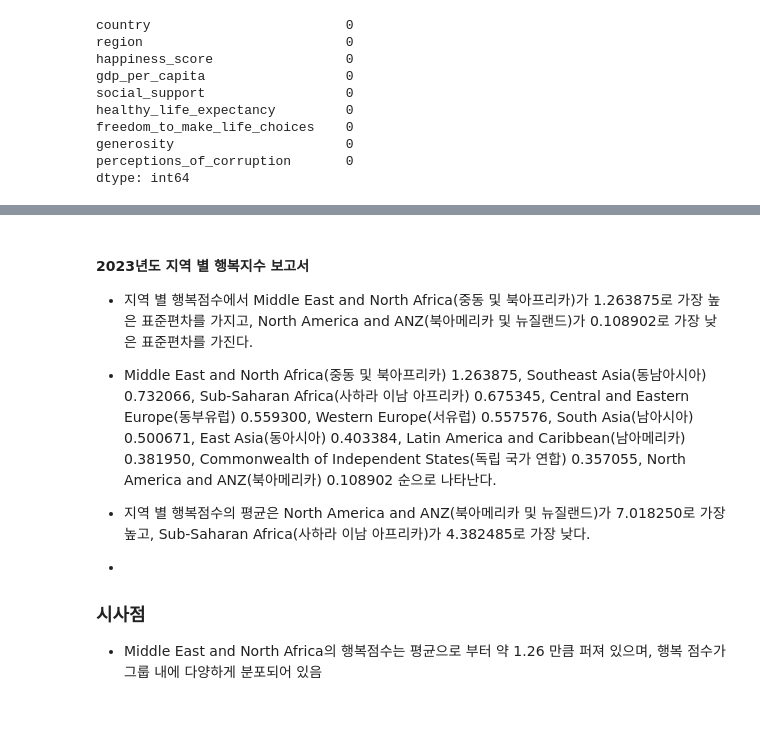
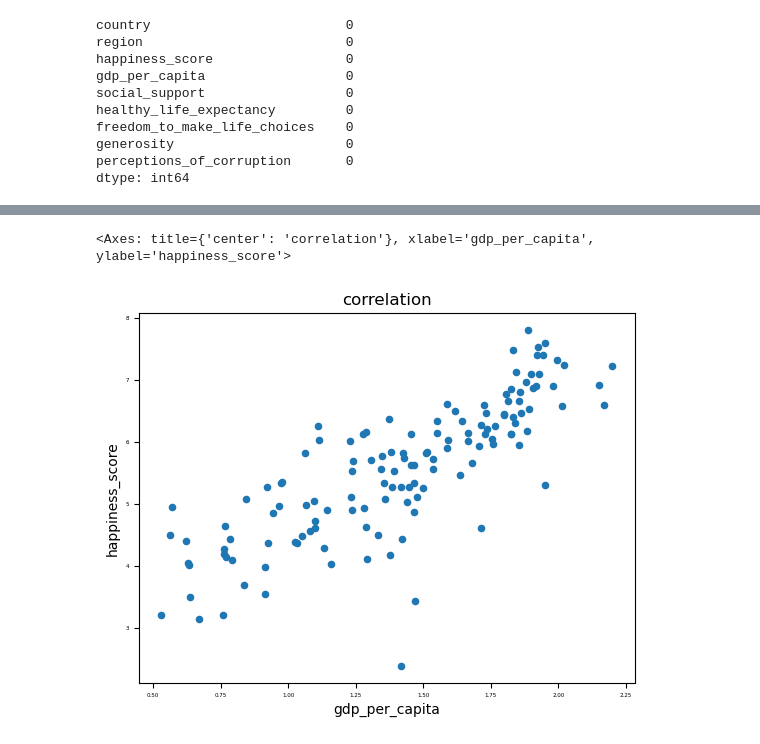
Before and after one commit to songseogyeong/study_data_analysis, a Jupyter notebook: c_pandas/pandas_task.ipynb, the cells around one changed output, grey strips where cells are left out. Cells and saved outputs as stored; diff of their text form; code cells hidden in the pictures; blank space fills up the shorter version.

```diff
--- a/c_pandas/pandas_task.ipynb
+++ b/c_pandas/pandas_task.ipynb
@@ -307,14 +396,6 @@ hp_std_df.plot(title='std', x='region', y='happiness_score', fontsize='4', kind=
-# %% [markdown]
-#### 2023년도 지역 별 행복지수 보고서
-- 지역 별 행복점수에서 Middle East and North Africa(중동 및 북아프리카)가 1.263875로 가장 높은 표준편차를 가지고, North America and ANZ(북아메리카 및 뉴질랜드)가 0.108902로 가장 낮은 표준편차를 가진다.
-- Middle East and North Africa(중동 및 북아프리카) 1.263875, Southeast Asia(동남아시아)  0.732066, Sub-Saharan Africa(사하라 이남 아프리카) 0.675345, Central and Eastern Europe(동부유럽) 0.559300, Western Europe(서유럽) 0.557576, South Asia(남아시아) 0.500671, East Asia(동아시아) 0.403384, Latin America and Caribbean(남아메리카) 0.381950, Commonwealth of Independent States(독립 국가 연합) 0.357055, North America and ANZ(북아메리카) 0.108902 순으로 나타난다.
-
-- 지역 별 행복점수의 평균은 North America and ANZ(북아메리카 및 뉴질랜드)가 7.018250로 가장 높고, Sub-Saharan Africa(사하라 이남 아프리카)가 4.382485로 가장 낮다.
--
-
-
-
-
-
-### 시사점
-- Middle East and North Africa의 행복점수는 평균으로 부터 약 1.26 만큼 퍼져 있으며, 행복 점수가 그룹 내에 다양하게 분포되어 있음
+# %%
+# gdp와 행복지수의 상관관계(산점도 그래프)
+happiness_df.plot(title='correlation', x='gdp_per_capita', y='happiness_score', fontsize='4', kind='scatter', grid=False)
+# %% [output]
+<Axes: title={'center': 'correlation'}, xlabel='gdp_per_capita', ylabel='happiness_score'>
+[figure, added]
```
Also changed, not shown: parts of 22 cells of this notebook, 4 other files.
